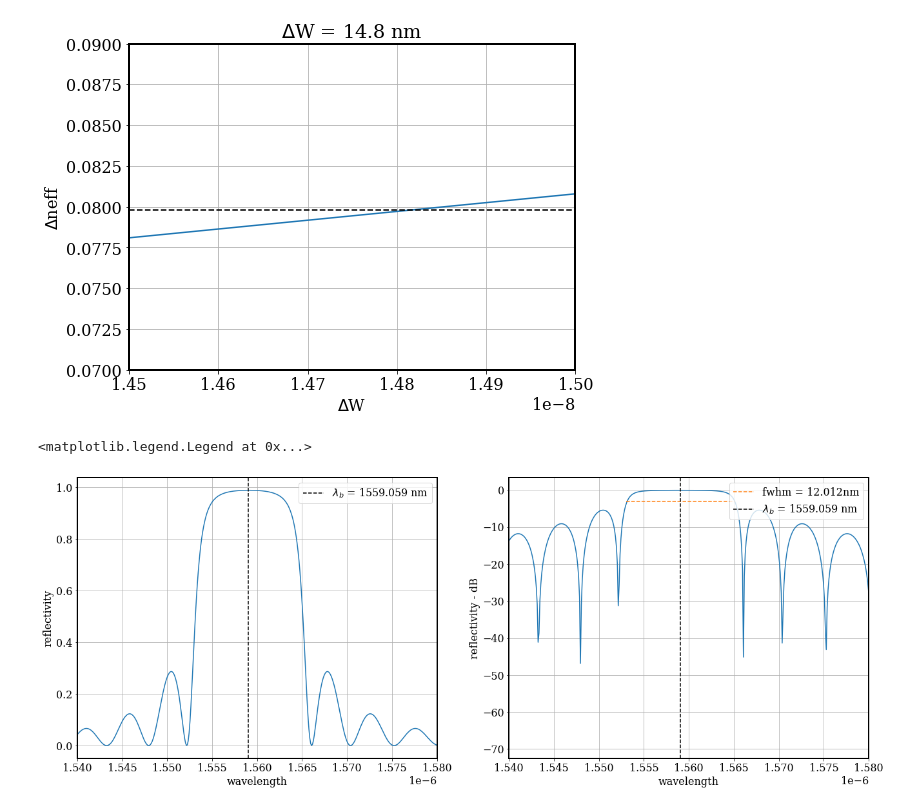
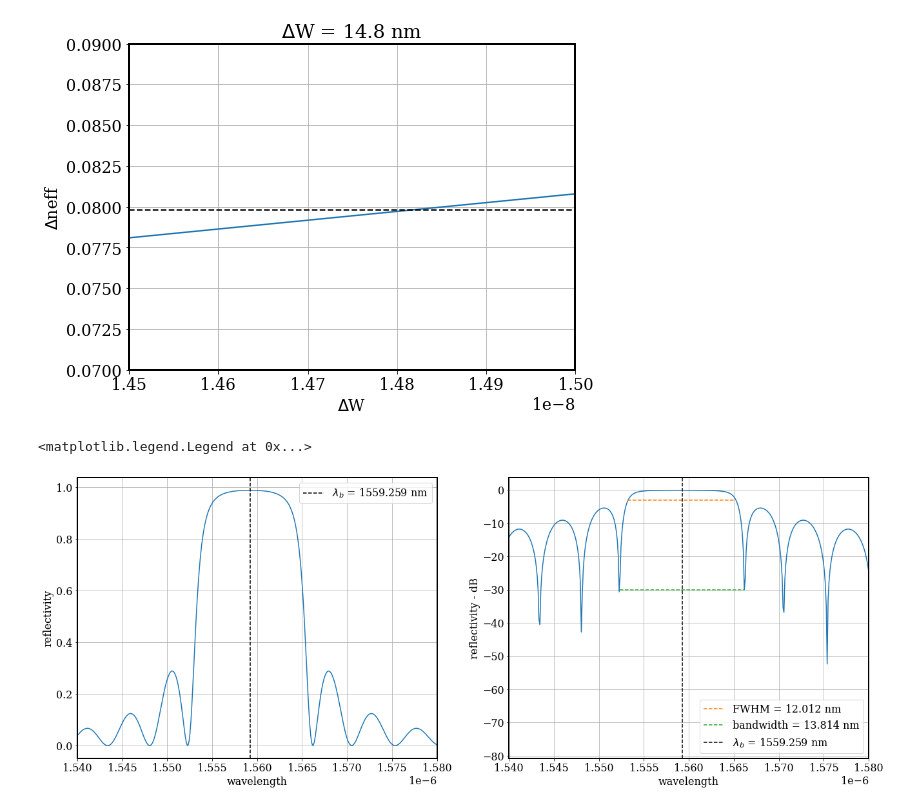
Before and after one commit to moisesoliveira08/BragGrating, a Jupyter notebook: Documentation/device.ipynb, the cells around one changed output. Cells and saved outputs as stored; diff of their text form; code cells hidden in the pictures.

```diff
--- a/Documentation/device.ipynb
+++ b/Documentation/device.ipynb
@@ -18,5 +32,5 @@ lumapi = imp.load_source('lumapi','C:\\Program Files\\Lumerical\\v202\\api\\pyth
 # %%
-def bandwidth(wavelength, response):
+def FWHM(wavelength, response):
     for i in range(len(wavelength)):
         if (10*np.log10(response[i])<-3 and 10*np.log10(response[i+1])>-3):
             min_index = i
@@ -224,38 +241,54 @@ mode.set({"y min bc":"PML",
 "z max bc":"PML",
 "mesh cells z":100,
 "mesh cells y":100})
+# %%
+number_of_wavelength_points = 1000
+mode.setemeanalysis("wavelength",1)
+mode.setemeanalysis("start wavelength",lambda_b - 10e-9)
+mode.setemeanalysis("stop wavelength",lambda_b + 10e-9)
+mode.setemeanalysis("number of wavelength points",number_of_wavelength_points)
+mode.emesweep('wavelength sweep')
+response = mode.getemesweep("S_wavelength_sweep")
+s_response = abs(response['s11']**2)
+wavelength_response = response['wavelength']
+band_nulls = bandwidth(wavelength_response,s_response,500)
 # %%
+mode.setemeanalysis("start wavelength",1500e-9)
+mode.setemeanalysis("stop wavelength",1600e-9)
+mode.emesweep('wavelength sweep')
 S_parameters = mode.getemesweep("S_wavelength_sweep")
 s11= abs(S_parameters['s11']**2)
 wavelength = S_parameters['wavelength']
 
 peak = find_peaks(s11, height=0.5)
 peak_pos = wavelength[peak[0]]
-band = bandwidth(wavelength, s11)
+band = FWHM(wavelength, s11)
 fwhm = band[1] - band[0]
+bandwidth_null = band_nulls[1] - band_nulls[0]
 
 figure, ax = plt.subplots(1, 2, figsize=(22,8))
 
 plt.rc('font', **font)
 plt.rc('axes', linewidth=2)
 ax[0].plot(wavelength, s11)
 ax[0].axvline(x = peak_pos, linestyle = '--',color = 'black', label ='$\lambda_b$ = ' + str(round(peak_pos[0][0]*1e9, 3))+" nm")
 ax[0].set_xlim([1.54e-6, 1.58e-6])
 #plt.ylim([0.07, 0.09])
 ax[0].set_xlabel("wavelength")
 ax[0].set_ylabel("reflectivity")
 ax[0].grid(True)
 ax[0].legend(loc = 'upper right')
 
 ax[1].plot(wavelength, 10*np.log10(s11))
-ax[1].plot([band[0], band[1]], [-3, -3], '--', label = "fwhm = " + str(round(fwhm[0]*1e9, 3)) + 'nm')
+ax[1].plot([band[0], band[1]], [-3, -3], '--', label = "FWHM = " + str(round(fwhm[0]*1e9, 3)) + ' nm')
+ax[1].plot([band_nulls[0], band_nulls[1]], [-30, -30], '--', label = "bandwidth = " + str(round(bandwidth_null[0]*1e9, 3)) + ' nm')
 ax[1].axvline(x = peak_pos, linestyle = '--',color = 'black', label ='$\lambda_b$ = ' + str(round(peak_pos[0][0]*1e9, 3))+" nm")
 ax[1].set_xlim([1.54e-6, 1.58e-6])
 #plt.ylim([0.07, 0.09])
 ax[1].set_xlabel("wavelength")
 ax[1].set_ylabel("reflectivity - dB")
 ax[1].grid(True)
-ax[1].legend(loc = 'upper right')
+ax[1].legend(loc = 'lower right')
 # %% [output]
 <matplotlib.legend.Legend at 0x...>
-[figure, old version]
+[figure, new version]
```
Also changed, not shown: parts of 4 cells of this notebook, 2 other files.
